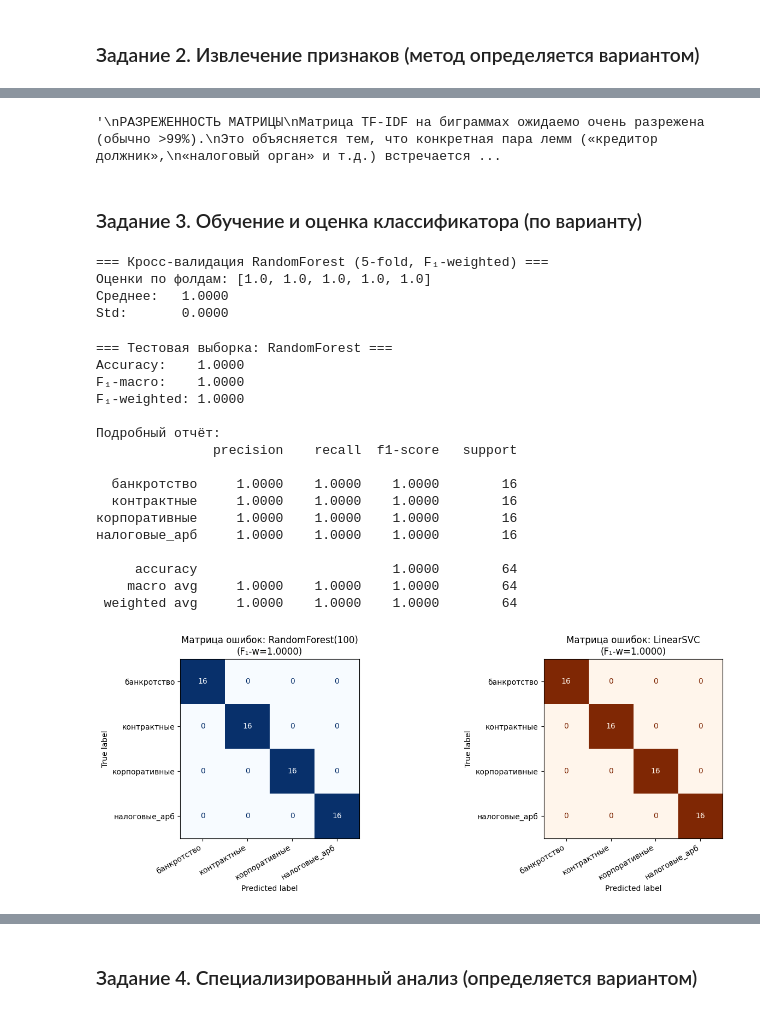
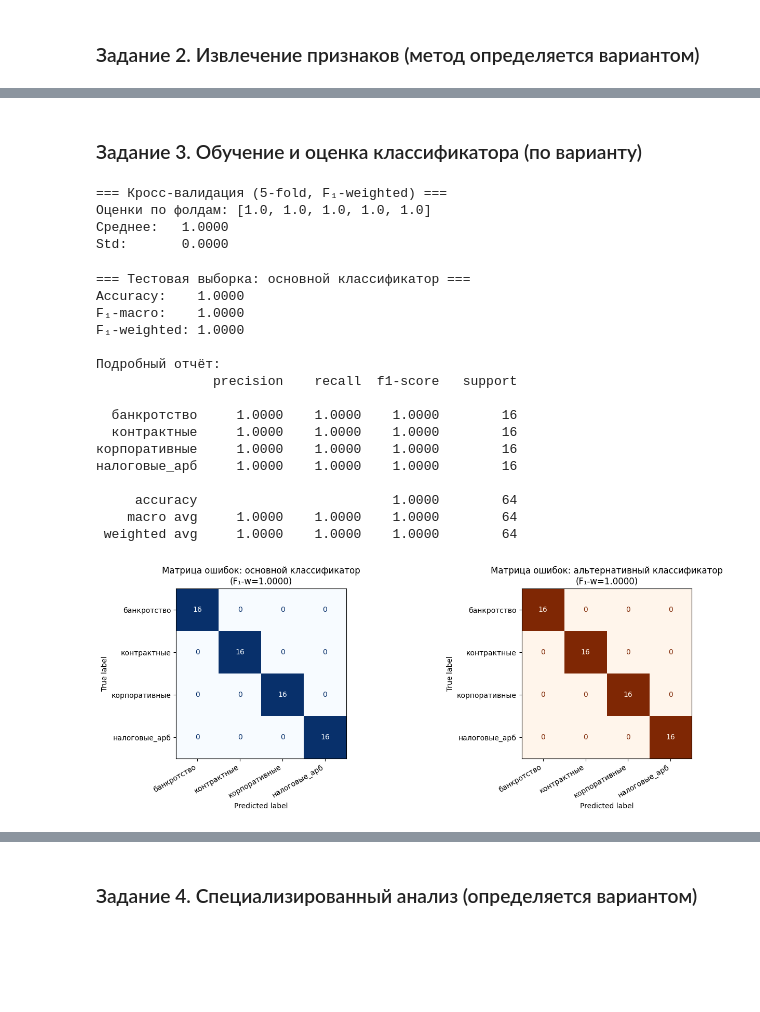
Before and after one commit to vuquang142k/4_semester_magis, a Jupyter notebook: ISS/lab2/main.ipynb, the cells around one changed output, grey strips where cells are left out. Saved outputs shown, nothing was run; the diff lists cells and outputs as text; code cells hidden in the pictures; blank space fills up the shorter version.

```diff
--- a/ISS/lab2/main.ipynb
+++ b/ISS/lab2/main.ipynb
@@ -648,14 +605,7 @@ for cls in sorted(set(y)):
 ### Задание 2. Извлечение признаков (метод определяется вариантом)
 # %%
 # ── Замените эту строку на нужный векторизатор ──────────────
-vectorizer = TfidfVectorizer(ngram_range=(2,2), max_features=3000,
-                              sublinear_tf=True, min_df=2)
-#   ngram_range=(2,2)  — только биграммы (пары соседних лемм)
-#   max_features=3000  — ограничение словаря по условию
-#   sublinear_tf=True  — применяется log(1+tf) вместо сырого tf,
-#                        что сглаживает доминирование высокочастотных биграмм
-#   min_df=2           — биграмма должна встретиться хотя бы в 2 документах,
-#                        что отсекает случайный шум одиночных вхождений
+vectorizer = CountVectorizer(max_features=2000, min_df=2)
 
 # ── Обучение и преобразование ───────────────────────────────
 X_train = vectorizer.fit_transform(X_train_raw)
@@ -743,57 +648,26 @@ print("\nГрафик сохранён: task2_top20_bigrams.png")
-# %%
-# ══════════════════════════════════════════════════════════════
-# КОММЕНТАРИИ К РЕЗУЛЬТАТАМ
-# ══════════════════════════════════════════════════════════════
-"""
-РАЗРЕЖЕННОСТЬ МАТРИЦЫ
-Матрица TF-IDF на биграммах ожидаемо очень разрежена (обычно >99%).
-Это объясняется тем, что конкретная пара лемм («кредитор должник»,
-«налоговый орган» и т.д.) встречается лишь в части документов:
-каждый документ содержит ~5–8 уникальных биграмм из словаря в 3000 позиций.
-Высокая разреженность — норма для мешка-слов/н-грамм. Она не мешает
-классификации, поскольку RandomForest и MLP умеют работать с разреженными
-матрицами; при этом каждая биграмма несёт более специфичный сигнал,
-чем отдельная лемма.
-
-ПОЧЕМУ ИМЕННО ЭТИ БИГРАММЫ В ТОП-10
-В топ-10 попадают биграммы, которые (а) высокочастотны в рамках
-своего класса и (б) редки в остальных. Например:
-  — «кредитор должник», «конкурсное производство» → уникальны для банкротства
-  — «налоговый орган», «налоговая проверка»        → уникальны для налоговых_арб
-  — «участник ооо», «совет директоров»             → уникальны для корпоративных
-  — «нарушение срок», «договор поставка»           → уникальны для контрактных
-Именно такие биграммы обладают высоким IDF (редки глобально, но часты
-в одном классе), что и даёт им высокий суммарный TF-IDF вес.
-Биграммы информативнее унаграмм: «нарушение» встречается во всех классах,
-тогда как «нарушение срок» уже указывает конкретно на контрактные споры.
-"""
-# %% [output]
-'\nРАЗРЕЖЕННОСТЬ МАТРИЦЫ\nМатрица TF-IDF на биграммах ожидаемо очень разрежена (обычно >99%).\nЭто объясняется тем, что конкретная пара лемм («кредитор должник»,\n«налоговый орган» и т.д.) встречается ...
 # %% [markdown]
 ### Задание 3. Обучение и оценка классификатора (по варианту)
 # %%
-# ── Основной классификатор: RandomForest(100) ─────────────
-main_clf = RandomForestClassifier(
-    n_estimators=100,
-    random_state=RANDOM_STATE,
-    n_jobs=-1,
-)
+# ── Основной классификатор: LogisticRegression ─────────────
+main_clf = LogisticRegression(C=1.0, max_iter=1000,
+                               random_state=RANDOM_STATE,
+                               multi_class='multinomial')
 
 # ── Кросс-валидация (5 фолдов) ─────────────────────────────
 cv = StratifiedKFold(n_splits=5, shuffle=True, random_state=RANDOM_STATE)
 cv_scores = cross_val_score(main_clf, X_train, y_train,
                              cv=cv, scoring='f1_weighted', n_jobs=-1)
-print(f"=== Кросс-валидация RandomForest (5-fold, F₁-weighted) ===")
+print(f"=== Кросс-валидация (5-fold, F₁-weighted) ===")
 print(f"Оценки по фолдам: {[round(s, 4) for s in cv_scores]}")
 print(f"Среднее:   {cv_scores.mean():.4f}")
 print(f"Std:       {cv_scores.std():.4f}")
 # %% [output]
-=== Кросс-валидация RandomForest (5-fold, F₁-weighted) ===
+=== Кросс-валидация (5-fold, F₁-weighted) ===
 Оценки по фолдам: [1.0, 1.0, 1.0, 1.0, 1.0]
 Среднее:   1.0000
 Std:       0.0000
 # %%
-# ── Обучение на полной train и оценка на test ───────────────────
+# ── Обучение на полной обучающей выборке ───────────────────
 main_clf.fit(X_train, y_train)
 y_pred_main = main_clf.predict(X_test)
 
@@ -801,14 +675,14 @@ acc_main  = accuracy_score(y_test, y_pred_main)
 f1m_main  = f1_score(y_test, y_pred_main, average='macro')
 f1w_main  = f1_score(y_test, y_pred_main, average='weighted')
 
-print(f"\n=== Тестовая выборка: RandomForest ===")
+print(f"\n=== Тестовая выборка: основной классификатор ===")
 print(f"Accuracy:    {acc_main:.4f}")
 print(f"F₁-macro:    {f1m_main:.4f}")
 print(f"F₁-weighted: {f1w_main:.4f}")
 print("\nПодробный отчёт:")
 print(classification_report(y_test, y_pred_main, digits=4))
 # %% [output]
-=== Тестовая выборка: RandomForest ===
+=== Тестовая выборка: основной классификатор ===
 Accuracy:    1.0000
 F₁-macro:    1.0000
 F₁-weighted: 1.0000
@@ -832,7 +706,7 @@ labels_sorted = sorted(set(y))
 cm_main = confusion_matrix(y_test, y_pred_main, labels=labels_sorted)
 disp = ConfusionMatrixDisplay(cm_main, display_labels=labels_sorted)
 disp.plot(ax=axes[0], colorbar=False, cmap='Blues', values_format='d')
-axes[0].set_title(f'Матрица ошибок: RandomForest(100)\n'
+axes[0].set_title(f'Матрица ошибок: основной классификатор\n'
                   f'(F₁-w={f1w_main:.4f})')
 plt.setp(axes[0].get_xticklabels(), rotation=30, ha='right')
 
@@ -840,33 +714,33 @@ plt.setp(axes[0].get_xticklabels(), rotation=30, ha='right')
 # Замените alt_clf на другой классификатор по своему выбору
 alt_clf = LinearSVC(C=1.0, max_iter=2000, random_state=RANDOM_STATE)
 alt_clf.fit(X_train, y_train)
 y_pred_alt = alt_clf.predict(X_test)
 
 acc_alt  = accuracy_score(y_test, y_pred_alt)
 f1m_alt  = f1_score(y_test, y_pred_alt, average='macro')
 f1w_alt  = f1_score(y_test, y_pred_alt, average='weighted')
 
 cm_alt = confusion_matrix(y_test, y_pred_alt, labels=labels_sorted)
 disp2 = ConfusionMatrixDisplay(cm_alt, display_labels=labels_sorted)
 disp2.plot(ax=axes[1], colorbar=False, cmap='Oranges', values_format='d')
-axes[1].set_title(f'Матрица ошибок: LinearSVC\n'
+axes[1].set_title(f'Матрица ошибок: альтернативный классификатор\n'
                   f'(F₁-w={f1w_alt:.4f})')
 plt.setp(axes[1].get_xticklabels(), rotation=30, ha='right')
 
 plt.tight_layout()
 plt.savefig('task3_classifiers.png', dpi=120, bbox_inches='tight')
 plt.show()
 
 # ── Итоговое сравнение ─────────────────────────────────────
 comparison = pd.DataFrame({
     'Классификатор': [type(main_clf).__name__,
                       type(alt_clf).__name__],
     'Accuracy':    [acc_main, acc_alt],
     'F₁-macro':   [f1m_main, f1m_alt],
     'F₁-weighted': [f1w_main, f1w_alt],
 })
 print("\n=== Сравнение классификаторов ===")
 print(comparison.to_string(index=False))
 # %% [output]
-[figure, old version]
+[figure, new version]
 === Сравнение классификаторов ===
```
Also changed, not shown: parts of 10 cells of this notebook, 14 other files.
